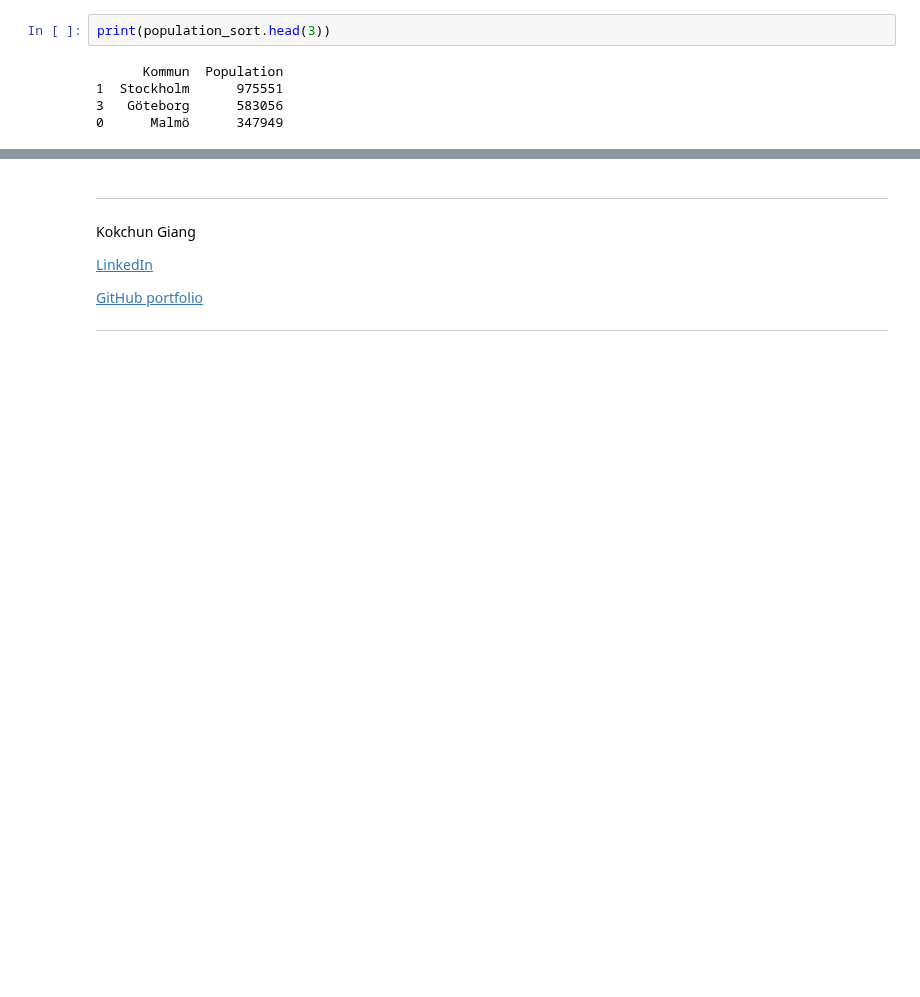
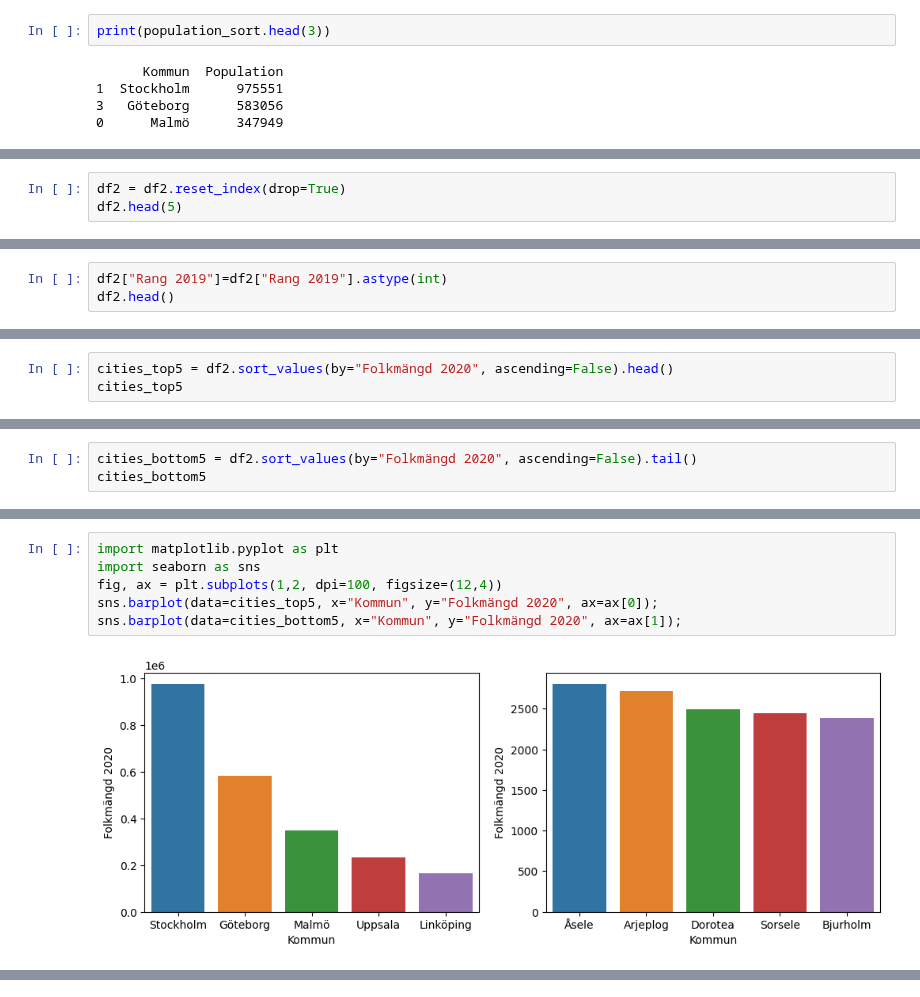
Before and after one commit to yuna-liu/Databehandling-Yuna-Liu, a Jupyter notebook: Exercises/E00_pandas_basic_syntax.ipynb, the cells around one changed output, grey strips where cells are left out. Drawn from its saved outputs; the diff is of its cells as text; blank space fills up the shorter version.

```diff
--- a/Exercises/E00_pandas_basic_syntax.ipynb
+++ b/Exercises/E00_pandas_basic_syntax.ipynb
@@ -267,0 +323,3 @@ TypeError: Passing a bool to header is invalid. Use header=None for no header or
+# %%
+df2 = df2.reset_index(drop=True)
+df2.head(5)
@@ -267,0 +333,3 @@ TypeError: Passing a bool to header is invalid. Use header=None for no header or
+# %%
+df2["Rang 2019"]=df2["Rang 2019"].astype(int)
+df2.head()
@@ -267,0 +343,3 @@ TypeError: Passing a bool to header is invalid. Use header=None for no header or
+# %%
+cities_top5 = df2.sort_values(by="Folkmängd 2020", ascending=False).head()
+cities_top5
@@ -267,0 +353,3 @@ TypeError: Passing a bool to header is invalid. Use header=None for no header or
+# %%
+cities_bottom5 = df2.sort_values(by="Folkmängd 2020", ascending=False).tail()
+cities_bottom5
@@ -268,3 +372,11 @@ TypeError: Passing a bool to header is invalid. Use header=None for no header or
+# %%
+import matplotlib.pyplot as plt
+import seaborn as sns
+fig, ax = plt.subplots(1,2, dpi=100, figsize=(12,4))
+sns.barplot(data=cities_top5, x="Kommun", y="Folkmängd 2020", ax=ax[0]);
+sns.barplot(data=cities_bottom5, x="Kommun", y="Folkmängd 2020", ax=ax[1]);
+# %% [output]
+[figure, added]
 # %% [markdown]
 ---
 
@@ -373,16 +485,3 @@ h)
 <img src="../assets/pop_change.png" height="200"/>
 
 </details>
-# %% [markdown]
----
-
-Kokchun Giang
-
-[LinkedIn][linkedIn_kokchun]
-
-[GitHub portfolio][github_portfolio]
-
-[linkedIn_kokchun]: https://www.linkedin.com/in/kokchungiang/
-[github_portfolio]: https://github.com/kokchun/Portfolio-Kokchun-Giang
-
----
```
Also changed, not shown: parts of 24 cells of this notebook, 2 other files.
